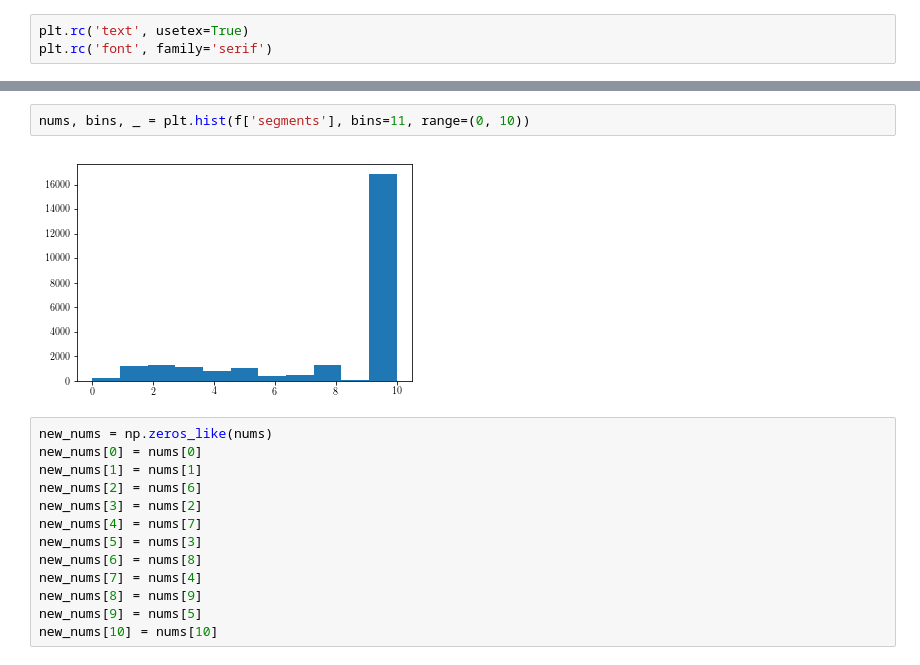
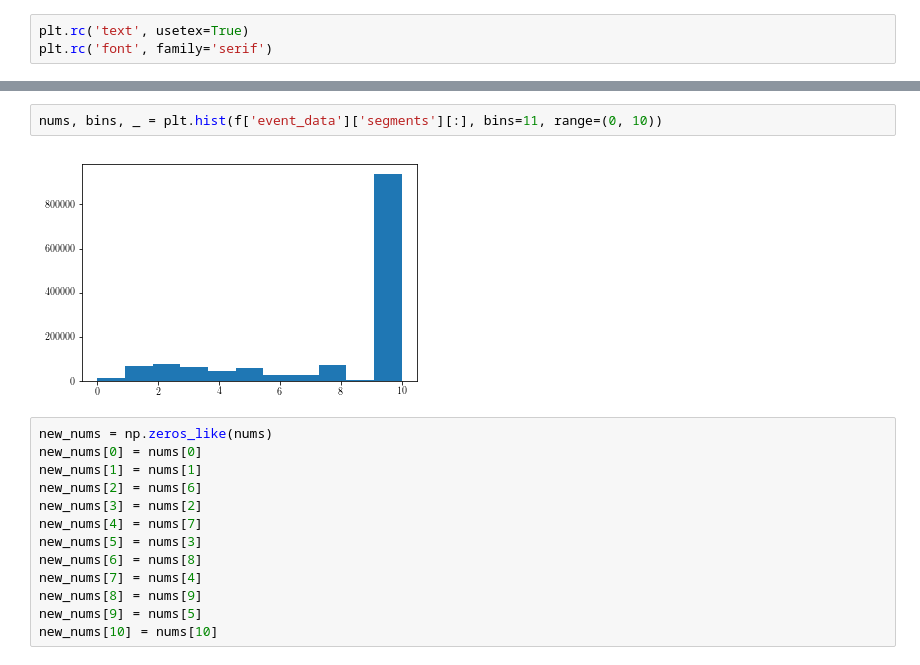
Before and after one commit to faizaakbar/ANNMINERvA, a Jupyter notebook: visualize_planecode_occupancy_stats.ipynb, the cells around one changed output, grey strips where cells are left out. Drawn from its saved outputs; the diff is of its cells as text.

```diff
--- a/visualize_planecode_occupancy_stats.ipynb
+++ b/visualize_planecode_occupancy_stats.ipynb
@@ -118,9 +137,9 @@ fig.savefig('planecode_occupancy_me1Amc_eroicaplus.pdf', bbox_inches='tight')
 # %% [output]
 [figure]
 # %%
-nums, bins, _ = plt.hist(f['segments'], bins=11, range=(0, 10))
+nums, bins, _ = plt.hist(f['event_data']['segments'][:], bins=11, range=(0, 10))
 # %% [output]
-[figure, old version]
+[figure, new version]
 # %%
 new_nums = np.zeros_like(nums)
 new_nums[0] = nums[0]
```
Also changed, not shown: parts of 20 cells of this notebook.
